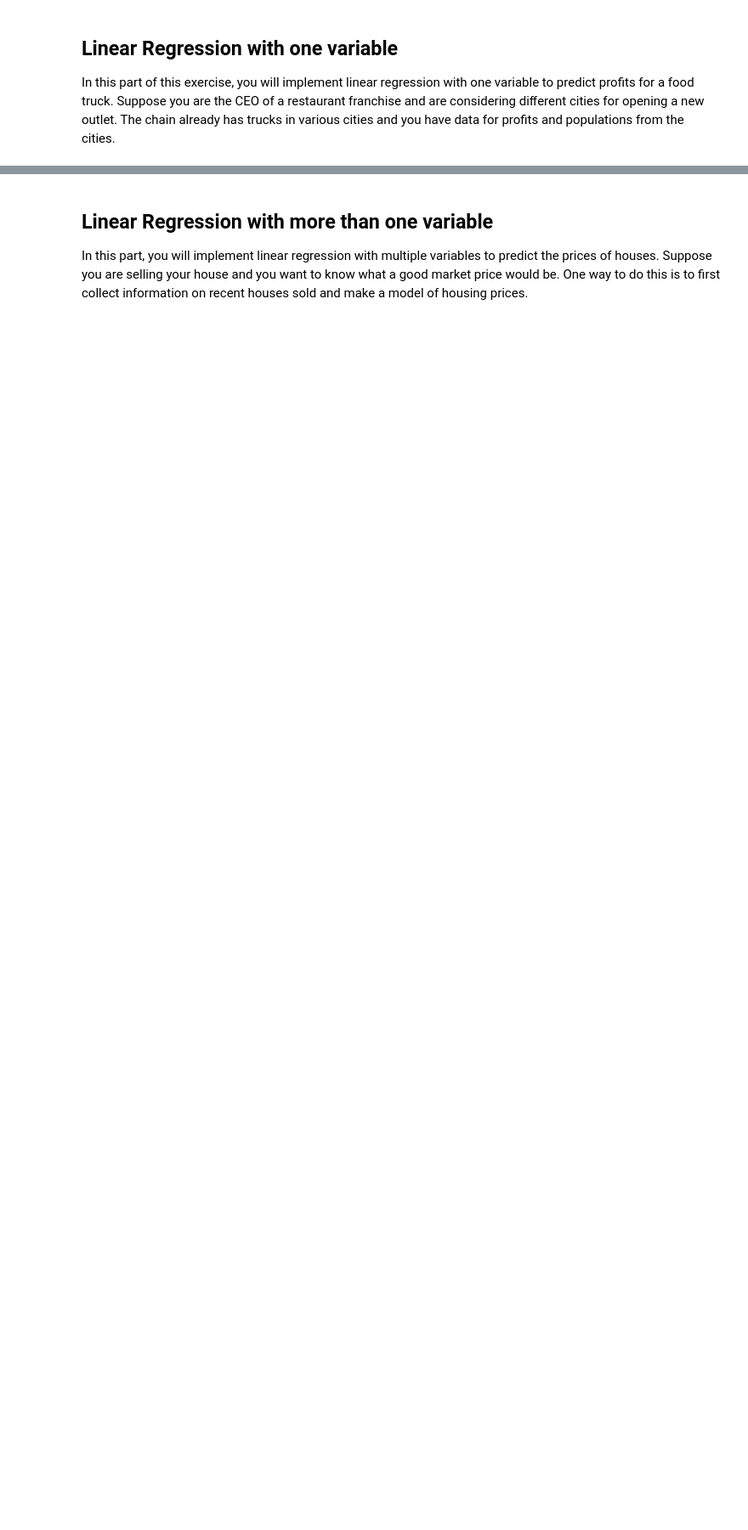
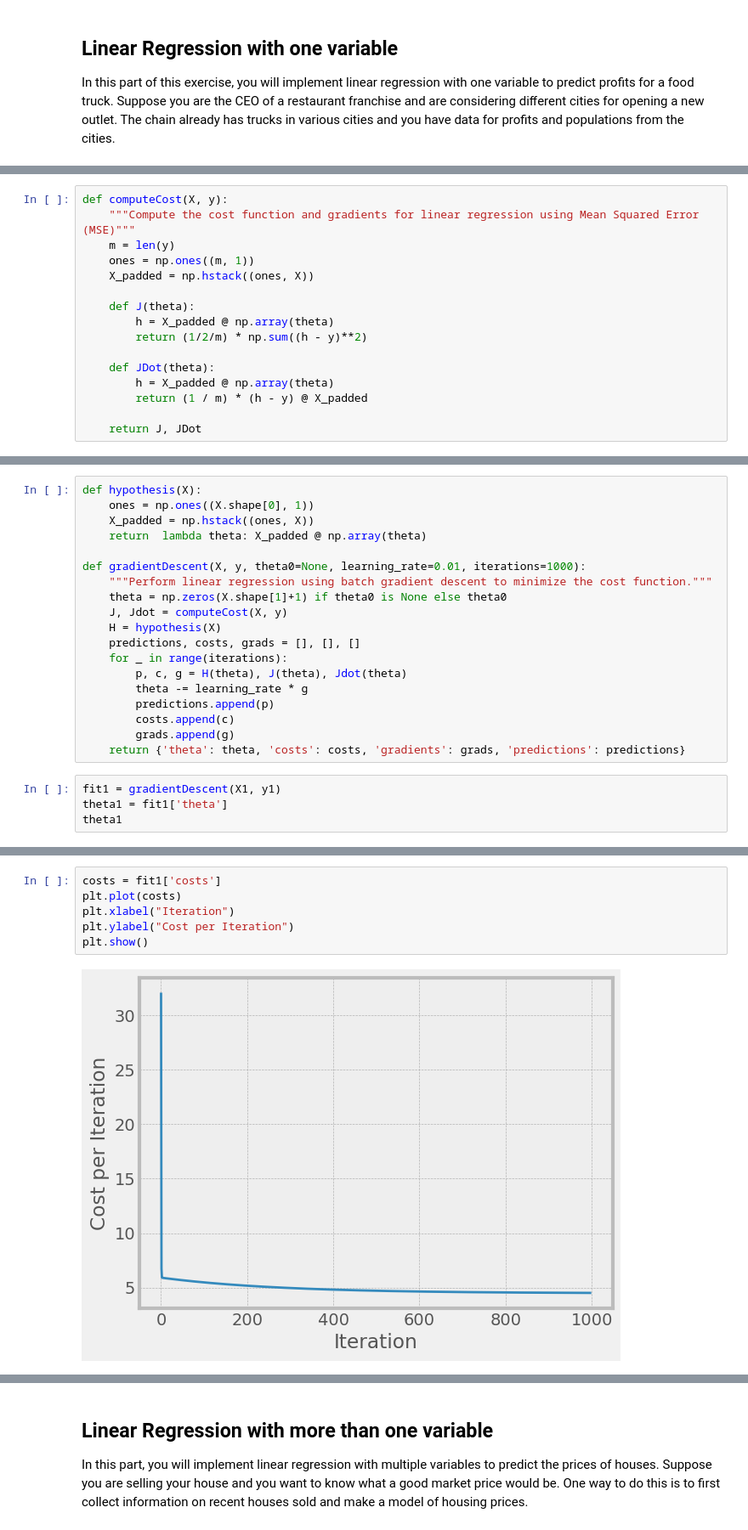
Before and after one commit to samisaf/Learning-AI, a Jupyter notebook: Coursera - Octave Machine Learning/01 Linear Regression.ipynb, the cells around one changed output, grey strips where cells are left out. Shown at 85% size. Drawn from its saved outputs; the diff is of its cells as text; blank space fills up the shorter version.

```diff
--- a/Coursera - Octave Machine Learning/01 Linear Regression.ipynb
+++ b/Coursera - Octave Machine Learning/01 Linear Regression.ipynb
@@ -150,0 +102,16 @@ print(y1[0:3])
+# %%
+def computeCost(X, y):
+    """Compute the cost function and gradients for linear regression using Mean Squared Error (MSE)"""
+    m = len(y)
+    ones = np.ones((m, 1))
+    X_padded = np.hstack((ones, X))
+
+    def J(theta):
+        h = X_padded @ np.array(theta)
+        return (1/2/m) * np.sum((h - y)**2)
+
+    def JDot(theta):
+        h = X_padded @ np.array(theta)
+        return (1 / m) * (h - y) @ X_padded
+
+    return J, JDot
@@ -150,0 +131,23 @@ print(y1[0:3])
+# %%
+def hypothesis(X):
+    ones = np.ones((X.shape[0], 1))
+    X_padded = np.hstack((ones, X))
+    return  lambda theta: X_padded @ np.array(theta)
+
+def gradientDescent(X, y, theta0=None, learning_rate=0.01, iterations=1000):
+    """Perform linear regression using batch gradient descent to minimize the cost function."""
+    theta = np.zeros(X.shape[1]+1) if theta0 is None else theta0
+    J, Jdot = computeCost(X, y)
+    H = hypothesis(X)
+    predictions, costs, grads = [], [], []
+    for _ in range(iterations):
+        p, c, g = H(theta), J(theta), Jdot(theta)
+        theta -= learning_rate * g
+        predictions.append(p)
+        costs.append(c)
+        grads.append(g)
+    return {'theta': theta, 'costs': costs, 'gradients': grads, 'predictions': predictions}
+# %%
+fit1 = gradientDescent(X1, y1)
+theta1 = fit1['theta']
+theta1
@@ -150,0 +162,8 @@ print(y1[0:3])
+# %%
+costs = fit1['costs']
+plt.plot(costs)
+plt.xlabel("Iteration")
+plt.ylabel("Cost per Iteration")
+plt.show()
+# %% [output]
+[figure, added]
```
Also changed, not shown: parts of 44 cells of this notebook, 2 other files.
